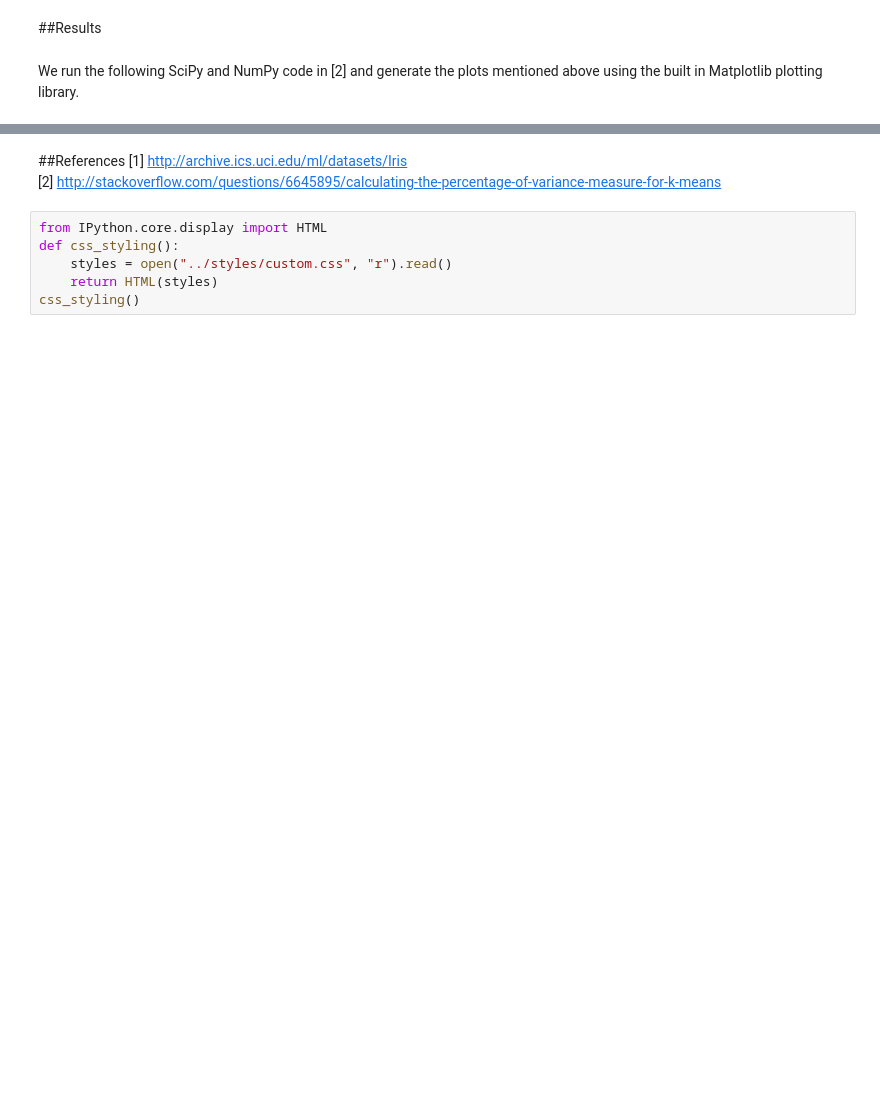
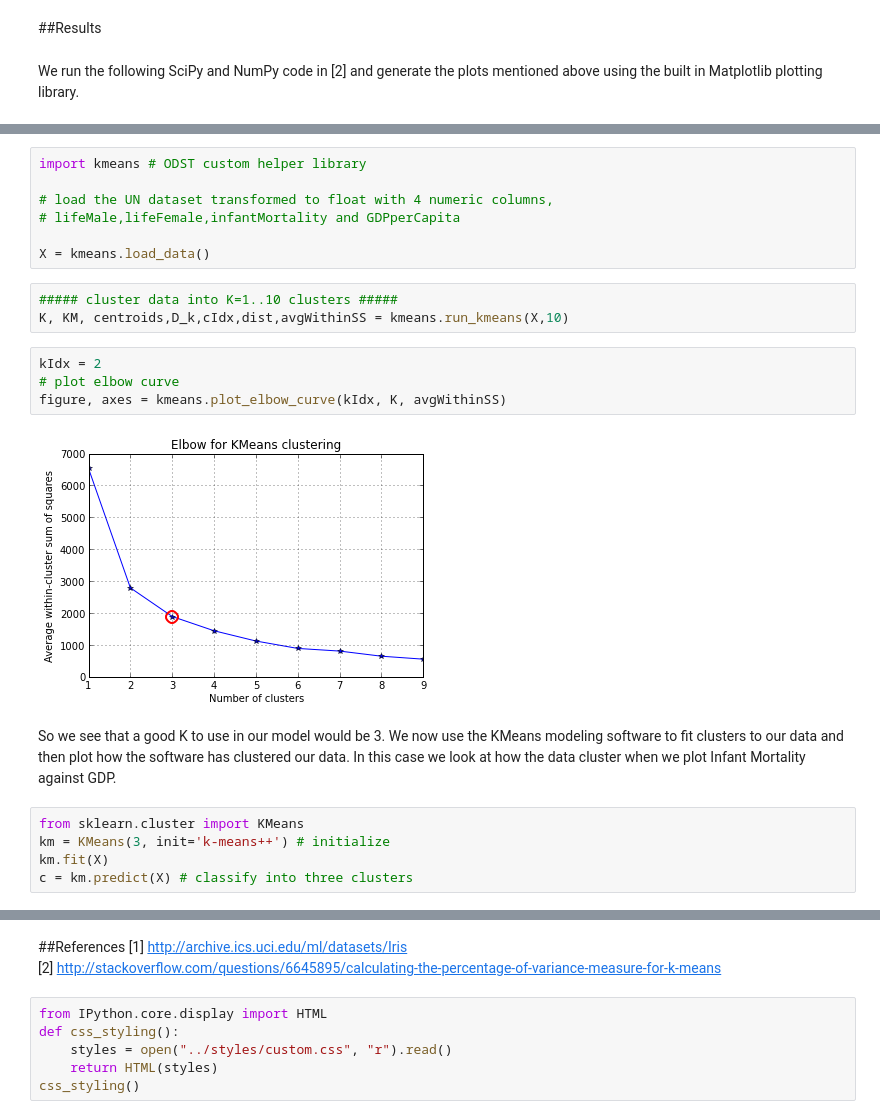
Before and after one commit to nborwankar/opendatasci, a Jupyter notebook: notebooks/D3. K-Means Clustering Analysis.ipynb, the cells around one changed output, grey strips where cells are left out. Drawn from its saved outputs; the diff is of its cells as text; blank space fills up the shorter version.

```diff
--- a/notebooks/D3. K-Means Clustering Analysis.ipynb
+++ b/notebooks/D3. K-Means Clustering Analysis.ipynb
@@ -79,0 +24,25 @@ plt.show()
+# %%
+import kmeans # ODST custom helper library
+
+# load the UN dataset transformed to float with 4 numeric columns,
+# lifeMale,lifeFemale,infantMortality and GDPperCapita
+
+X = kmeans.load_data()
+# %%
+##### cluster data into K=1..10 clusters #####
+K, KM, centroids,D_k,cIdx,dist,avgWithinSS = kmeans.run_kmeans(X,10)
+# %%
+kIdx = 2
+# plot elbow curve
+figure, axes = kmeans.plot_elbow_curve(kIdx, K, avgWithinSS)
+# %% [output]
+[figure, added]
+# %% [markdown]
+So we see that a good K to use in our model would be 3.
+We now use the KMeans modeling software to fit clusters to our data and then plot how the software has clustered our data.
+In this case we look at how the data cluster when we plot Infant Mortality against GDP.
+# %%
+from sklearn.cluster import KMeans
+km = KMeans(3, init='k-means++') # initialize
+km.fit(X)
+c = km.predict(X) # classify into three clusters
```
Also changed, not shown: parts of 10 cells of this notebook, 12 other files.
